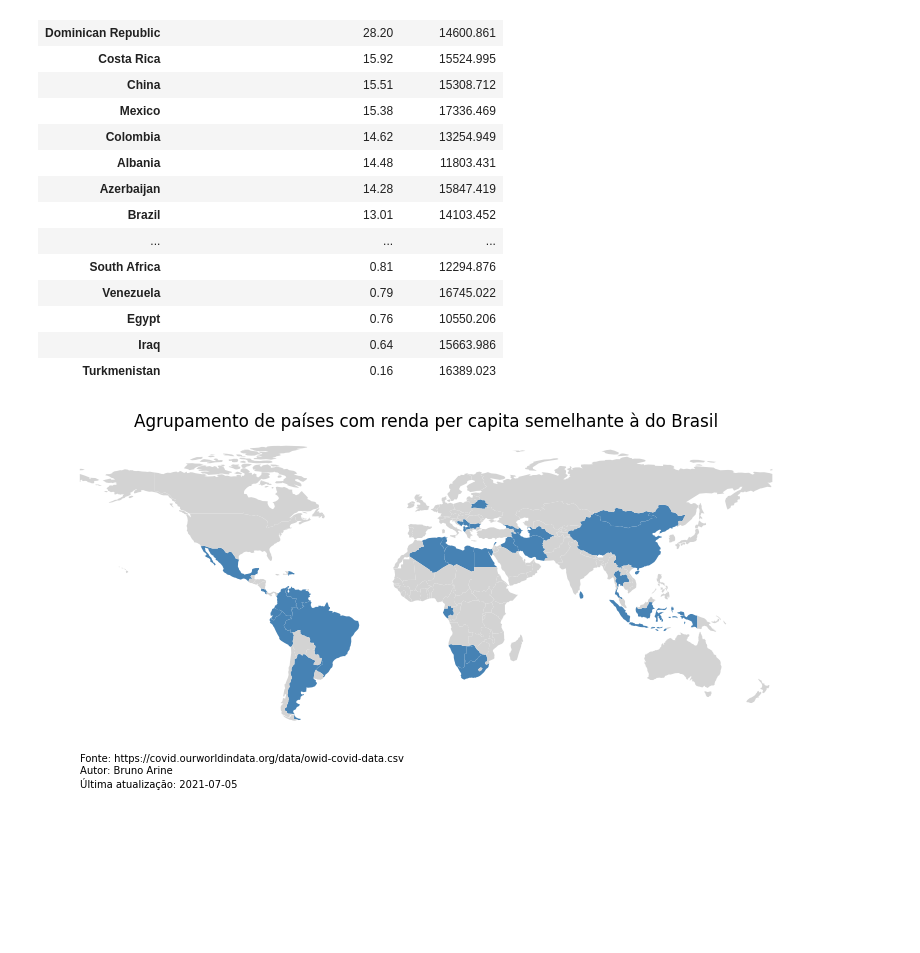
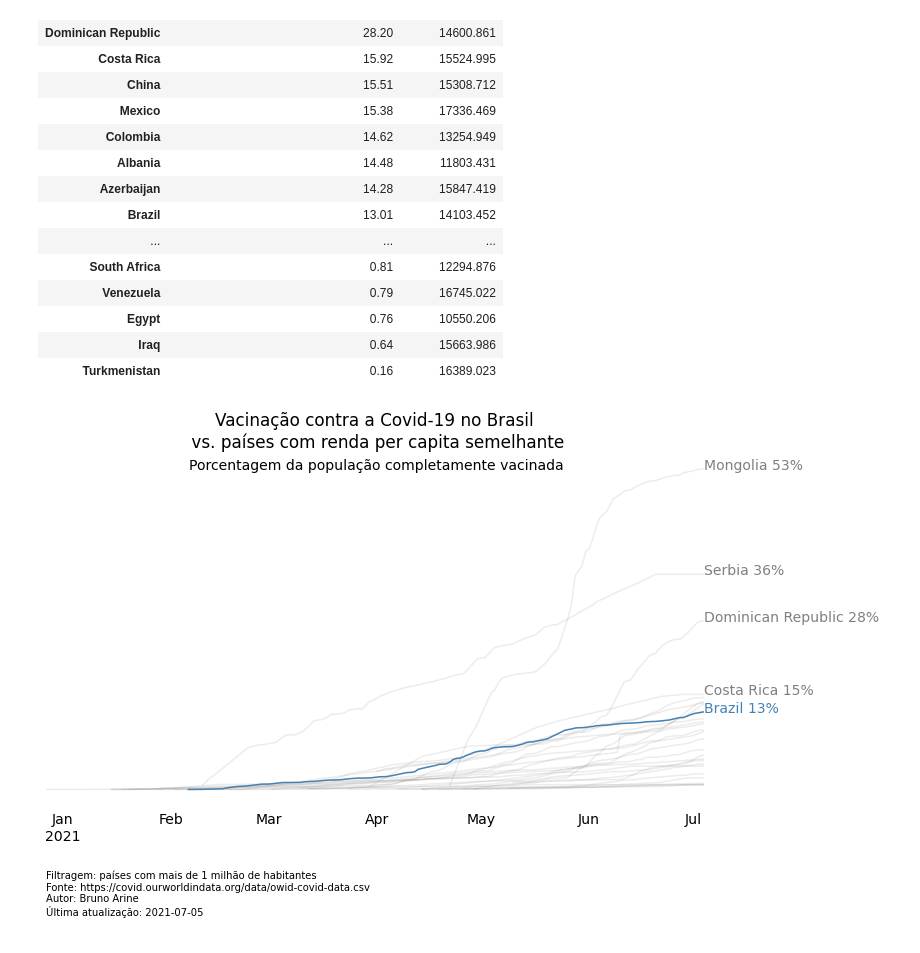
Before and after one commit to brunoarine/coronavirus-vaccinations, a Jupyter notebook: notebook.ipynb, the cells around one changed output. Cells and saved outputs as stored; diff of their text form; code cells hidden in the pictures; blank space fills up the shorter version.

```diff
--- a/notebook.ipynb
+++ b/notebook.ipynb
@@ -11,6 +21,7 @@ df = pd.read_csv('https://covid.ourworldindata.org/data/owid-covid-data.csv')
 # %%
 def treat_data(df):
-    """Clean and treat data.
+    """Converts the original data into a pivot table, whose columns are the names of the countries
+    and the values are their number of fully vaccinated people per hundred.
     """
 
     # Get only the necessary columns for the graph.
@@ -19,28 +30,30 @@ def treat_data(df):
     # Converts date column from string to datetime type.
     df.loc[:,"date"] = pd.to_datetime(df["date"])
 
-    df = pd.pivot_table(df, values="people_fully_vaccinated_per_hundred", columns="location", index="date")
+    pivot_table = pd.pivot_table(df, values="people_fully_vaccinated_per_hundred", columns="location", index="date")
 
     # Drop countries whose data is too sparse for any interpolation technique.
-    missing = df.isnull().mean()[df.isnull().mean() >= 0.96].index.values
-    df = df.drop(missing, axis=1)
+    missing = pivot_table.isnull().mean()[pivot_table.isnull().mean() >= 0.96].index.values
+    pivot_table = pivot_table.drop(missing, axis=1)
 
     # Interpolate missing values with a straight line.
-    df = df.interpolate(method="linear")
+    pivot_table = pivot_table.interpolate(method="linear")
 
-    return df
+    return pivot_table
 # %%
-def label_country(df, country, display=None, color="gray"):
+def label_country(pivot_table, country, display=None, color="gray"):
     """Display the name of a country next to its curve.
     """
-    number = df[country].max()
+    number = pivot_table[country].max()
     if display == None:
         label = f"{country} {int(number)}%"
     else:
         label = f"{display} {int(number)}%"
-    plt.text(df.index[-1], df[country][-1], label, fontsize=14, color=color)
+    plt.text(pivot_table.index[-1], pivot_table[country][-1], label, fontsize=14, color=color)
 # %%
-def plot_curves(df, n, title, subtitle, filename):
+def plot_curves(pivot_table, n, title, subtitle, filename):
+    """Plot a pretty graph with several vaccination curves.
+    """
     # I want the graph to have big fonts and an opaque white background,
     # otherwise the resulting PNG image will look funny in some contexts.
     plt.rcParams.update({'font.size': 14})
@@ -49,8 +62,8 @@ def plot_curves(df, n, title, subtitle, filename):
     fig, ax = plt.subplots(figsize=(12,8))
 
     # Plot all curves in gray and highlight the Brazilian one in steelblue.
-    df.plot(ax=ax, alpha=0.15, color="gray")
-    df.Brazil.plot(ax=ax, alpha=1, color="steelblue")
+    pivot_table.plot(ax=ax, alpha=0.15, color="gray")
+    pivot_table.Brazil.plot(ax=ax, alpha=1, color="steelblue")
 
     # Pretty graphs don't need spines, they said.
     ax.spines["top"].set_visible(False)
@@ -72,16 +85,17 @@ def plot_curves(df, n, title, subtitle, filename):
 
     # Print the top n countries names next to their respective curves,
     # plus Brazil in blue.
-    countries_list = df.max().sort_values(ascending=False)
+    countries_list = pivot_table.max().sort_values(ascending=False)
+
     for country in countries_list.head(n).index:
-        label_country(df, country)
-    label_country(df, "Brazil", color="steelblue")
+        label_country(pivot_table, country)
+    label_country(pivot_table, "Brazil", color="steelblue")
 
     # Set header and footer.
     ax.set_title(title)
-    plt.text(df.index[df.shape[0]//2], df.max().max(),
+    plt.text(pivot_table.index[pivot_table.shape[0]//2], pivot_table.max().max(),
              s=subtitle, horizontalalignment='center')
-    plt.text(df.index[0], -23,
+    plt.text(pivot_table.index[0], -23,
              "Filtragem: países com mais de 1 milhão de habitantes\n"
              "Fonte: https://covid.ourworldindata.org/data/owid-covid-data.csv\n"
              "Autor: Bruno Arine\n"
@@ -217,37 +285,11 @@ pd.DataFrame(df[df.location.isin(group)]
 | Egypt | 0.76 | 10550.206 |
 | Iraq | 0.64 | 15663.986 |
 | Turkmenistan | 0.16 | 16389.023 |
-# %%
-# Create a geopandas DataFrame
-world = gpd.read_file(gpd.datasets.get_path('naturalearth_lowres'))
-world = world[(world.pop_est>0) & (world.name!="Antarctica")]
-
-# Join world and countries_list by the ISO code
-worldmap = pd.merge(world, countries_gdp, left_on="iso_a3", right_on="iso_code")
-
-# Plot world map with different colors
-fig, ax = plt.subplots(figsize=(11,8))
-worldmap[worldmap.group==brazil_group].plot(column="group",
-              ax=ax,
-              color="steelblue",
-              legend=False)
-
-worldmap[worldmap.group!=brazil_group].plot(column="group",
-              ax=ax,
-              color="lightgray",
-              legend=False)
-
-ax.set_title("Agrupamento de países com renda per capita semelhante à do Brasil")
-plt.text(-180,-95,
-             "Fonte: https://covid.ourworldindata.org/data/owid-covid-data.csv\n"
-             "Autor: Bruno Arine\n"
-             "Última atualização: {}\n".format(datetime.datetime.now().strftime("%Y-%m-%d")),
-             fontsize=10)
-
-ax.set_axis_off()
-plt.tight_layout()
-
-plt.savefig("worldmap.png", bbox_inches = 'tight', pad_inches = 0)
-plt.show()
-# %% [output]
-[figure, removed]
+# %%
+plot_curves(pivot_table=treat_data(df[df.location.isin(group)]),
+            n=4,
+            title="Vacinação contra a Covid-19 no Brasil\n vs. países com renda per capita semelhante",
+            subtitle="Porcentagem da população completamente vacinada",
+            filename="brazil-vs-world.png")
+# %% [output]
+[figure, added]
```
Also changed, not shown: parts of 15 cells of this notebook, 2 other files.
